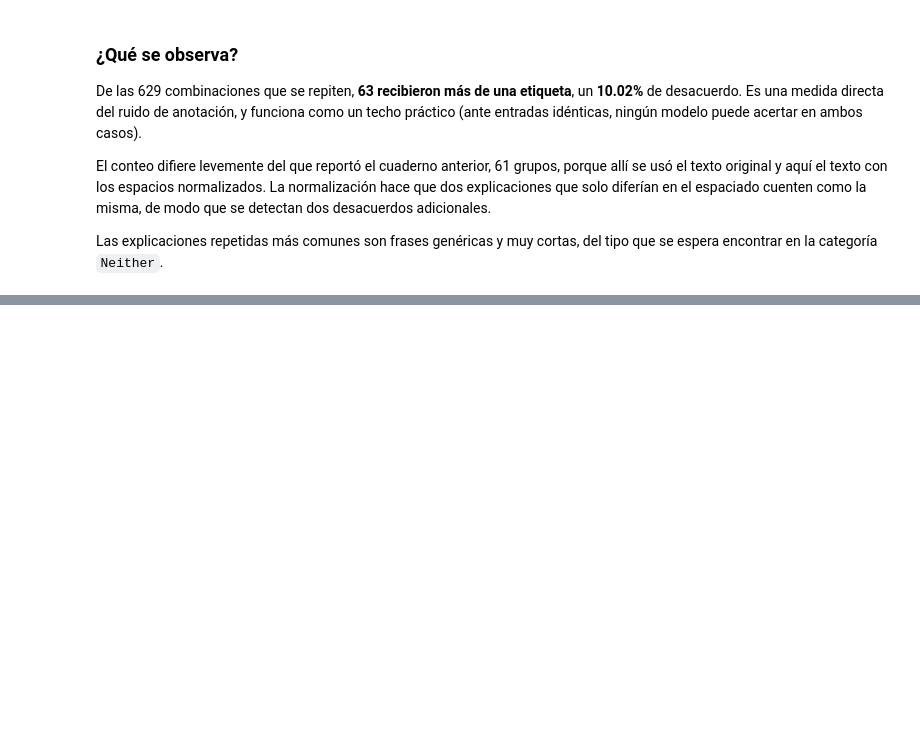
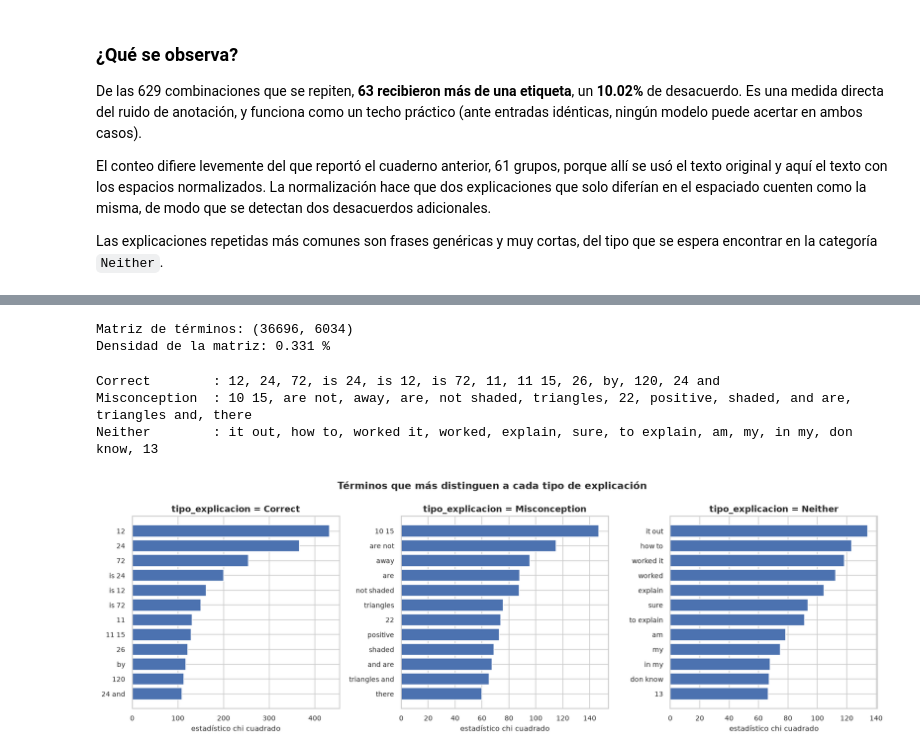
Before and after one commit to Tunchxz/math-misconception-map, a Jupyter notebook: notebooks/02_eda.ipynb, the cells around one changed output, grey strips where cells are left out. Cells and saved outputs as stored; diff of their text form; code cells hidden in the pictures; blank space fills up the shorter version.

Commit message:
feat(notebook-02): lexical text signals and findings (EDA)

```diff
--- a/notebooks/02_eda.ipynb
+++ b/notebooks/02_eda.ipynb
@@ -740,0 +749,49 @@ Las explicaciones repetidas más comunes son frases genéricas y muy cortas, del
+# %%
+from sklearn.feature_extraction.text import CountVectorizer, TfidfVectorizer
+from sklearn.feature_selection import chi2
+
+vectorizador = TfidfVectorizer(ngram_range=(1, 2), min_df=10, sublinear_tf=True)
+X = vectorizador.fit_transform(train["explicacion_min"])
+terminos = np.array(vectorizador.get_feature_names_out())
+
+print("Matriz de términos:", X.shape)
+print("Densidad de la matriz:", f"{X.nnz / (X.shape[0] * X.shape[1]) * 100:.3f} %")
+# %% [output]
+Matriz de términos: (36696, 6034)
+Densidad de la matriz: 0.331 %
+# %%
+def terminos_discriminantes(matriz, etiquetas, clase, n=12):
+    '''Devuelve los términos más asociados a una clase según chi cuadrado.
+
+    Se conservan solo los términos sobrerrepresentados en la clase, porque
+    chi cuadrado también premia a los que están llamativamente ausentes.
+    '''
+    y = (etiquetas == clase).astype(int).values
+    puntajes, _ = chi2(matriz, y)
+    media_dentro = np.asarray(matriz[y == 1].mean(axis=0)).ravel()
+    media_fuera = np.asarray(matriz[y == 0].mean(axis=0)).ravel()
+    puntajes = np.where(media_dentro > media_fuera, puntajes, -1)
+    mejores = np.argsort(puntajes)[::-1][:n]
+    return terminos[mejores], puntajes[mejores]
+
+
+for clase in sorted(train["tipo_explicacion"].unique()):
+    palabras, _ = terminos_discriminantes(X, train["tipo_explicacion"], clase)
+    print(f"{clase:15s}: {', '.join(palabras)}")
+# %% [output]
+Correct        : 12, 24, 72, is 24, is 12, is 72, 11, 11 15, 26, by, 120, 24 and
+Misconception  : 10 15, are not, away, are, not shaded, triangles, 22, positive, shaded, and are, triangles and, there
+Neither        : it out, how to, worked it, worked, explain, sure, to explain, am, my, in my, don know, 13
+# %%
+fig, axes = plt.subplots(1, 3, figsize=(15, 5))
+for ax, clase in zip(axes, sorted(train["tipo_explicacion"].unique())):
+    palabras, puntajes = terminos_discriminantes(X, train["tipo_explicacion"], clase, n=12)
+    ax.barh(palabras[::-1], puntajes[::-1], color="#4C72B0")
+    ax.set_title(f"tipo_explicacion = {clase}")
+    ax.set_xlabel("estadístico chi cuadrado")
+fig.suptitle("Términos que más distinguen a cada tipo de explicación",
+             fontsize=13, fontweight="bold")
+fig.tight_layout()
+plt.show()
+# %% [output]
+[figure, added]
```
Also changed, not shown: parts of 9 cells of this notebook.
